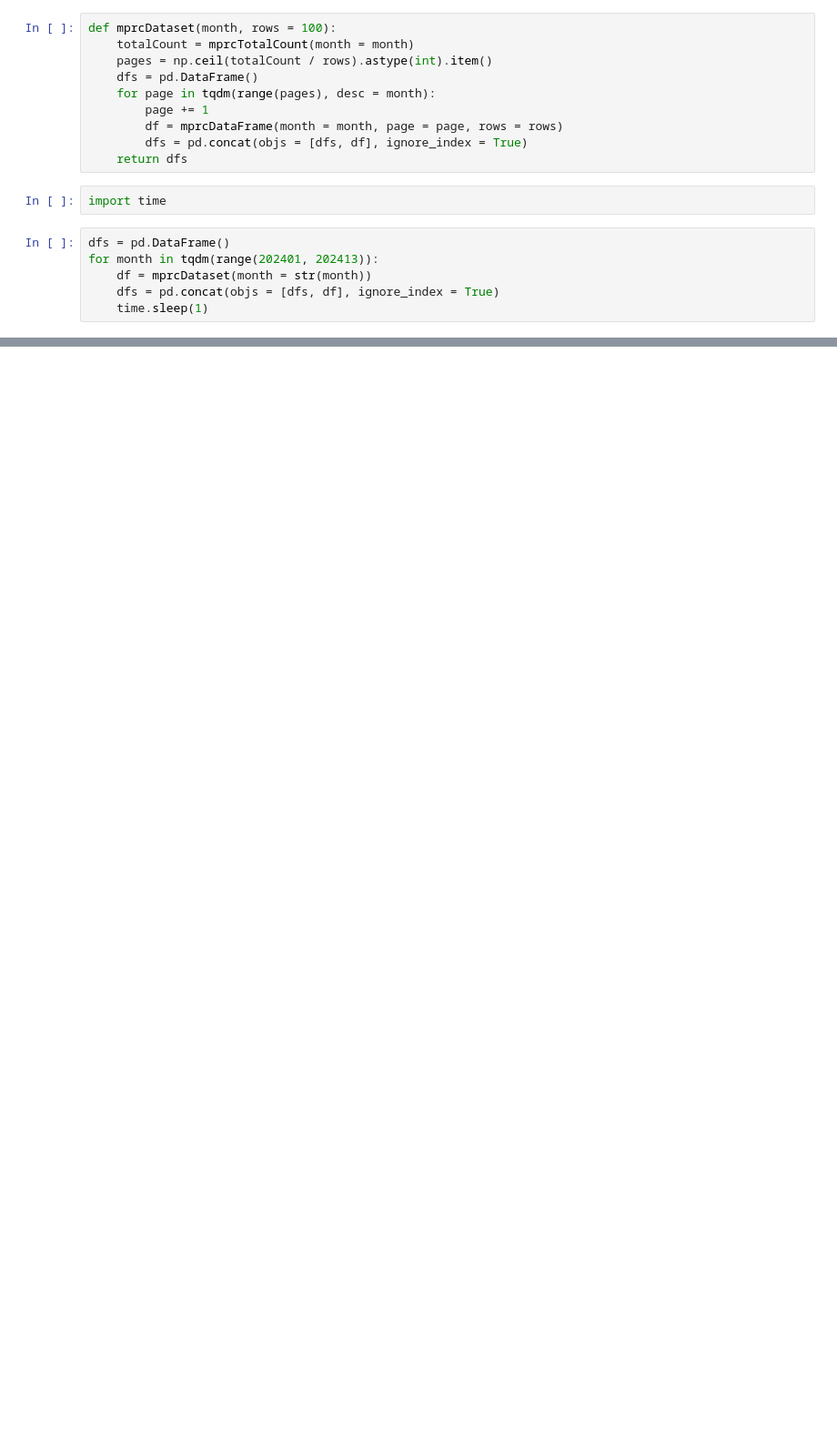
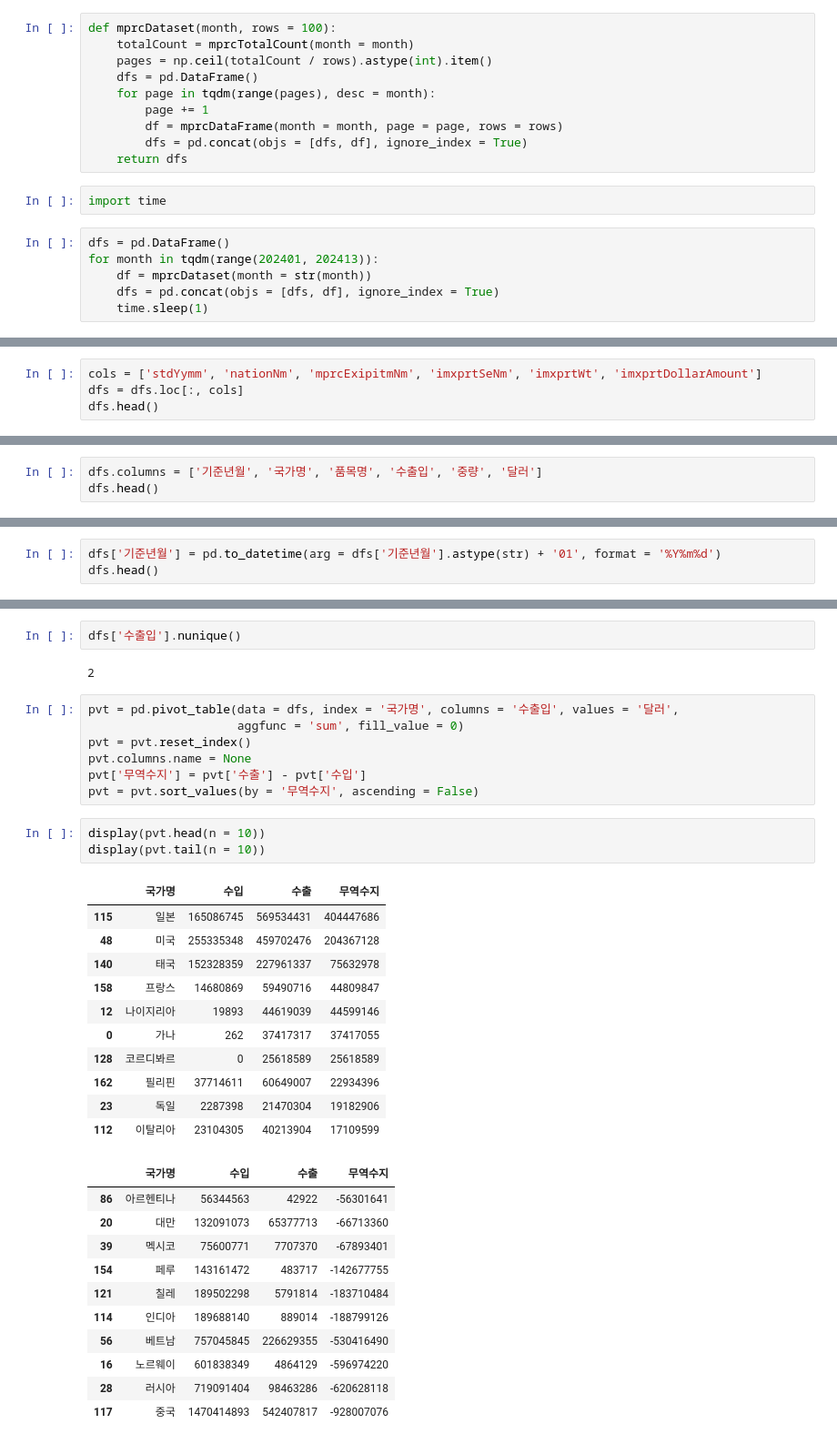
Before and after one commit to HelloDataScience/LS-S1, a Jupyter notebook: Day4-2.ipynb, the cells around one changed output, grey strips where cells are left out. Shown: that part at 91% size. Cells and saved outputs as stored; diff of their text form; blank space fills up the shorter version.

```diff
--- a/Day4-2.ipynb
+++ b/Day4-2.ipynb
@@ -77,0 +140,4 @@ for month in tqdm(range(202401, 202413)):
+# %%
+cols = ['stdYymm', 'nationNm', 'mprcExipitmNm', 'imxprtSeNm', 'imxprtWt', 'imxprtDollarAmount']
+dfs = dfs.loc[:, cols]
+dfs.head()
@@ -77,0 +151,3 @@ for month in tqdm(range(202401, 202413)):
+# %%
+dfs.columns = ['기준년월', '국가명', '품목명', '수출입', '중량', '달러']
+dfs.head()
@@ -77,0 +177,3 @@ for month in tqdm(range(202401, 202413)):
+# %%
+dfs['기준년월'] = pd.to_datetime(arg = dfs['기준년월'].astype(str) + '01', format = '%Y%m%d')
+dfs.head()
@@ -77,0 +198,37 @@ for month in tqdm(range(202401, 202413)):
+# %%
+dfs['수출입'].nunique()
+# %% [output]
+2
+# %%
+pvt = pd.pivot_table(data = dfs, index = '국가명', columns = '수출입', values = '달러',
+                     aggfunc = 'sum', fill_value = 0)
+pvt = pvt.reset_index()
+pvt.columns.name = None
+pvt['무역수지'] = pvt['수출'] - pvt['수입']
+pvt = pvt.sort_values(by = '무역수지', ascending = False)
+# %%
+display(pvt.head(n = 10))
+display(pvt.tail(n = 10))
+# %% [output]
+|  | 국가명 | 수입 | 수출 | 무역수지 |
+| 115 | 일본 | 165086745 | 569534431 | 404447686 |
+| 48 | 미국 | 255335348 | 459702476 | 204367128 |
+| 140 | 태국 | 152328359 | 227961337 | 75632978 |
+| 158 | 프랑스 | 14680869 | 59490716 | 44809847 |
+| 12 | 나이지리아 | 19893 | 44619039 | 44599146 |
+| 0 | 가나 | 262 | 37417317 | 37417055 |
+| 128 | 코르디봐르 | 0 | 25618589 | 25618589 |
+| 162 | 필리핀 | 37714611 | 60649007 | 22934396 |
+| 23 | 독일 | 2287398 | 21470304 | 19182906 |
+| 112 | 이탈리아 | 23104305 | 40213904 | 17109599 |
+|  | 국가명 | 수입 | 수출 | 무역수지 |
+| 86 | 아르헨티나 | 56344563 | 42922 | -56301641 |
+| 20 | 대만 | 132091073 | 65377713 | -66713360 |
+| 39 | 멕시코 | 75600771 | 7707370 | -67893401 |
+| 154 | 페루 | 143161472 | 483717 | -142677755 |
+| 121 | 칠레 | 189502298 | 5791814 | -183710484 |
+| 114 | 인디아 | 189688140 | 889014 | -188799126 |
+| 56 | 베트남 | 757045845 | 226629355 | -530416490 |
+| 16 | 노르웨이 | 601838349 | 4864129 | -596974220 |
+| 28 | 러시아 | 719091404 | 98463286 | -620628118 |
+| 117 | 중국 | 1470414893 | 542407817 | -928007076 |
```
Also changed, not shown: parts of 32 cells of this notebook.
